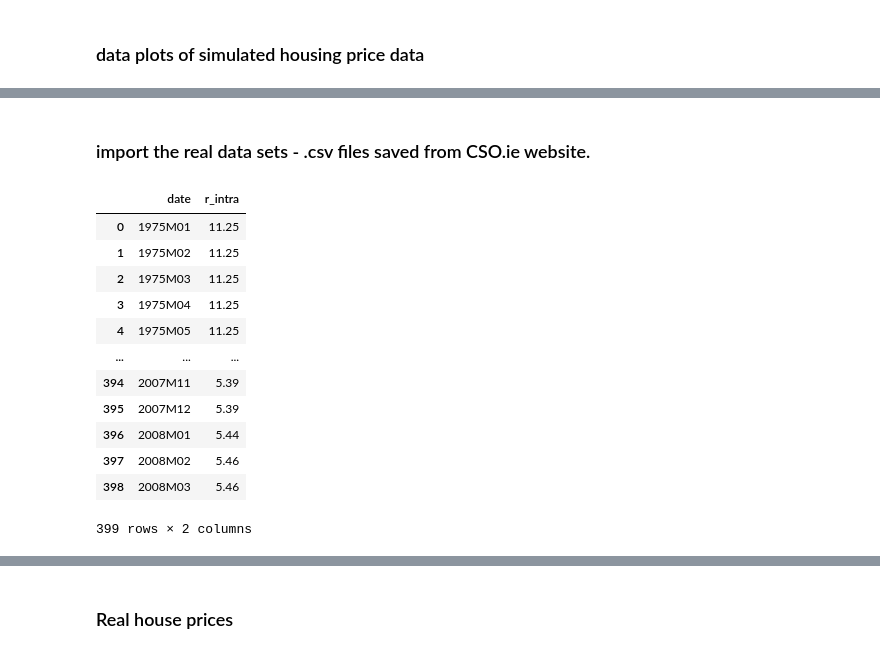
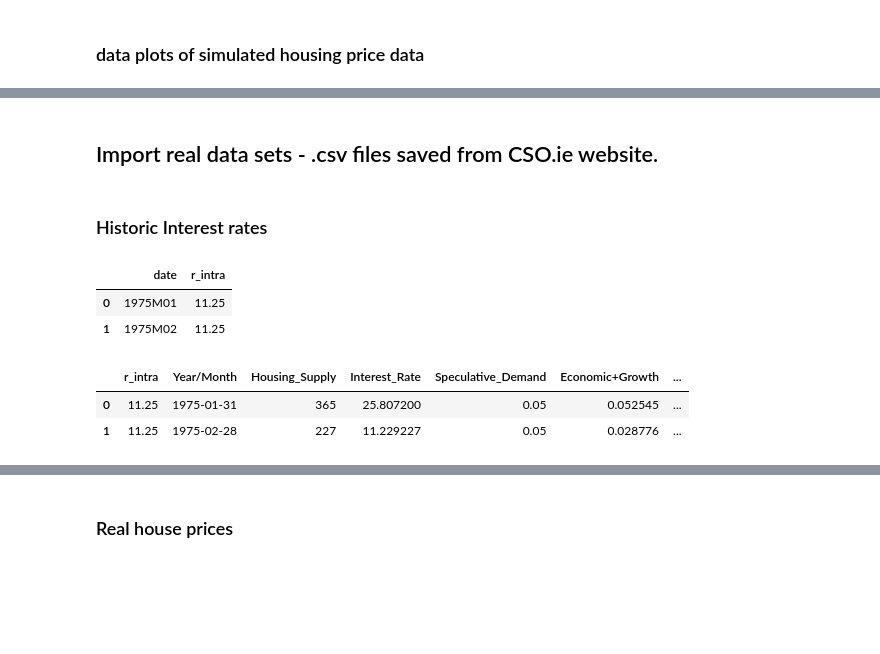
Before and after one commit to shanekeenan/prog_data_analysis, a Jupyter notebook: project1/project1.ipynb, the cells around one changed output, grey strips where cells are left out. Cells and saved outputs as stored; diff of their text form; code cells hidden in the pictures; blank space fills up the shorter version.

```diff
--- a/project1/project1.ipynb
+++ b/project1/project1.ipynb
@@ -204,3 +213,5 @@ plt.plot(data['Year/Month'], data['Housing_Supply'] )
 # %% [markdown]
-### import the real data sets - .csv files saved from CSO.ie website.
+## Import real data sets - .csv files saved from CSO.ie website.
+# %% [markdown]
+### Historic Interest rates
 # %%
@@ -211,21 +219,15 @@ real_pop = pd.read_csv('C:\\Users\shane\\Desktop\\HDip in Data Analytics\\Semest
 # %%
 # the interest rate data is already in the correct monthly data form so i don't need to do anything only remove the date column and add to the main dataframe
-real_intra
+real_intra.head(2)
 # %% [output]
 |  | date | r_intra |
 | 0 | 1975M01 | 11.25 |
 | 1 | 1975M02 | 11.25 |
-| 2 | 1975M03 | 11.25 |
-| 3 | 1975M04 | 11.25 |
-| 4 | 1975M05 | 11.25 |
-| ... | ... | ... |
-| 394 | 2007M11 | 5.39 |
-| 395 | 2007M12 | 5.39 |
-| 396 | 2008M01 | 5.44 |
-| 397 | 2008M02 | 5.46 |
-| 398 | 2008M03 | 5.46 |
-399 rows × 2 columns
 # %%
-# drop the date column and concatate the two dataframes
-real_intra_ = real_intra.drop(real_intra.columns[0], axis =1)
+real_intra_ = real_intra.drop(real_intra.columns[0], axis =1)  # drop the date column and concatate the two dataframes
 data_wreal = pd.concat([real_intra_, data], axis = 1)
+data_wreal.head(2)
+# %% [output]
+|  | r_intra | Year/Month | Housing_Supply | Interest_Rate | Speculative_Demand | Economic+Growth | ... |
+| 0 | 11.25 | 1975-01-31 | 365 | 25.807200 | 0.05 | 0.052545 | ... |
+| 1 | 11.25 | 1975-02-28 | 227 | 11.229227 | 0.05 | 0.028776 | ... |
```
Also changed, not shown: parts of 23 cells of this notebook.
